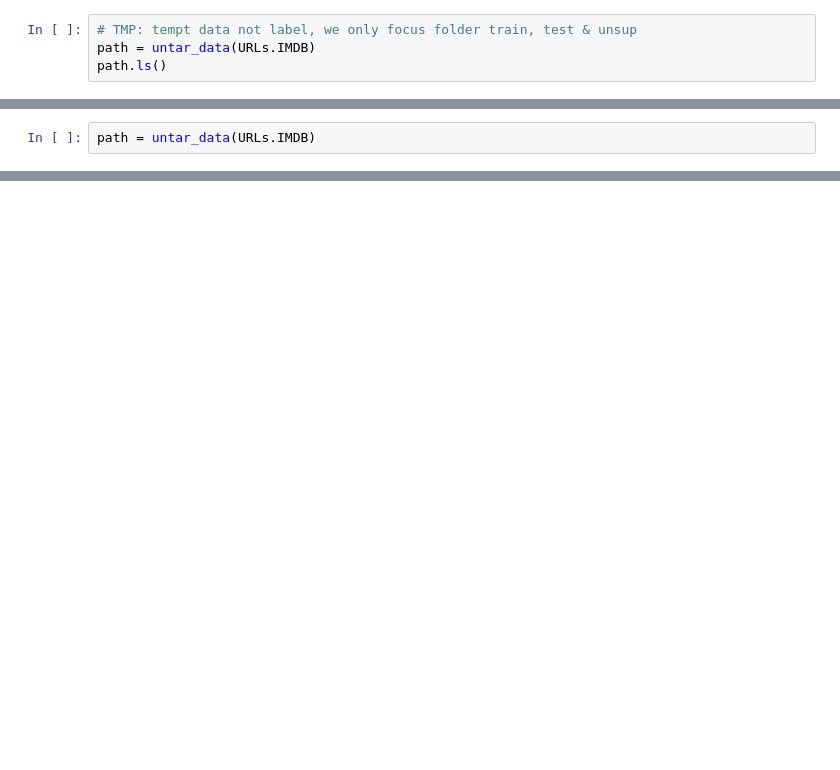
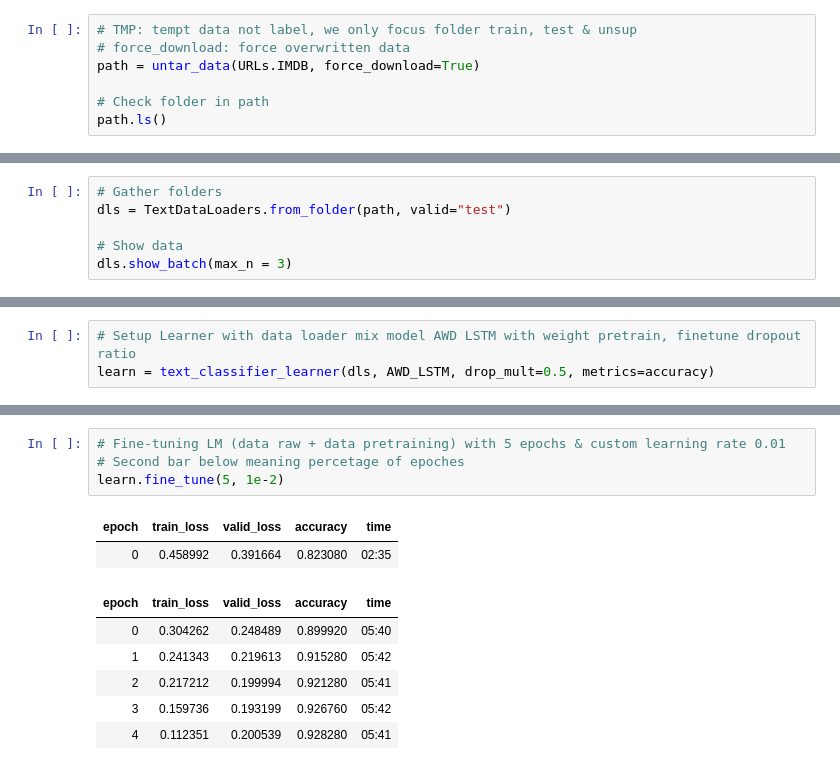
Before and after one commit to tuanlda78202/SAIMDB, a Jupyter notebook: src/dl/UMLFiT/UMLFiT.ipynb, the cells around one changed output, grey strips where cells are left out. Cells and saved outputs as stored; diff of their text form; blank space fills up the shorter version.

```diff
--- a/src/dl/UMLFiT/UMLFiT.ipynb
+++ b/src/dl/UMLFiT/UMLFiT.ipynb
@@ -121,5 +44,8 @@ Now let's grab the full dataset for what follows.
 # %%
 # TMP: tempt data not label, we only focus folder train, test & unsup
-path = untar_data(URLs.IMDB)
+# force_download: force overwritten data
+path = untar_data(URLs.IMDB, force_download=True)
+
+# Check folder in path
 path.ls()
 # %% [output]
@@ -270,2 +58,0 @@ Now, we'll create a new data object that only **grabs the labelled data and keep
-# %%
-path = untar_data(URLs.IMDB)
@@ -333,0 +63,6 @@ learn.predict("I really loved that movie, it was awesome!")
+# %%
+# Gather folders
+dls = TextDataLoaders.from_folder(path, valid="test")
+
+# Show data
+dls.show_batch(max_n = 3)
@@ -333,0 +88,3 @@ learn.predict("I really loved that movie, it was awesome!")
+# %%
+# Setup Learner with data loader mix model AWD LSTM with weight pretrain, finetune dropout ratio
+learn = text_classifier_learner(dls, AWD_LSTM, drop_mult=0.5, metrics=accuracy)
@@ -333,0 +100,13 @@ learn.predict("I really loved that movie, it was awesome!")
+# %%
+# Fine-tuning LM (data raw + data pretraining) with 5 epochs & custom learning rate 0.01
+# Second bar below meaning percetage of epoches
+learn.fine_tune(5, 1e-2)
+# %% [output]
+| epoch | train_loss | valid_loss | accuracy | time |
+| 0 | 0.458992 | 0.391664 | 0.823080 | 02:35 |
+| epoch | train_loss | valid_loss | accuracy | time |
+| 0 | 0.304262 | 0.248489 | 0.899920 | 05:40 |
+| 1 | 0.241343 | 0.219613 | 0.915280 | 05:42 |
+| 2 | 0.217212 | 0.199994 | 0.921280 | 05:41 |
+| 3 | 0.159736 | 0.193199 | 0.926760 | 05:42 |
+| 4 | 0.112351 | 0.200539 | 0.928280 | 05:41 |
```
Also changed, not shown: parts of 132 cells of this notebook, 1 other file.
